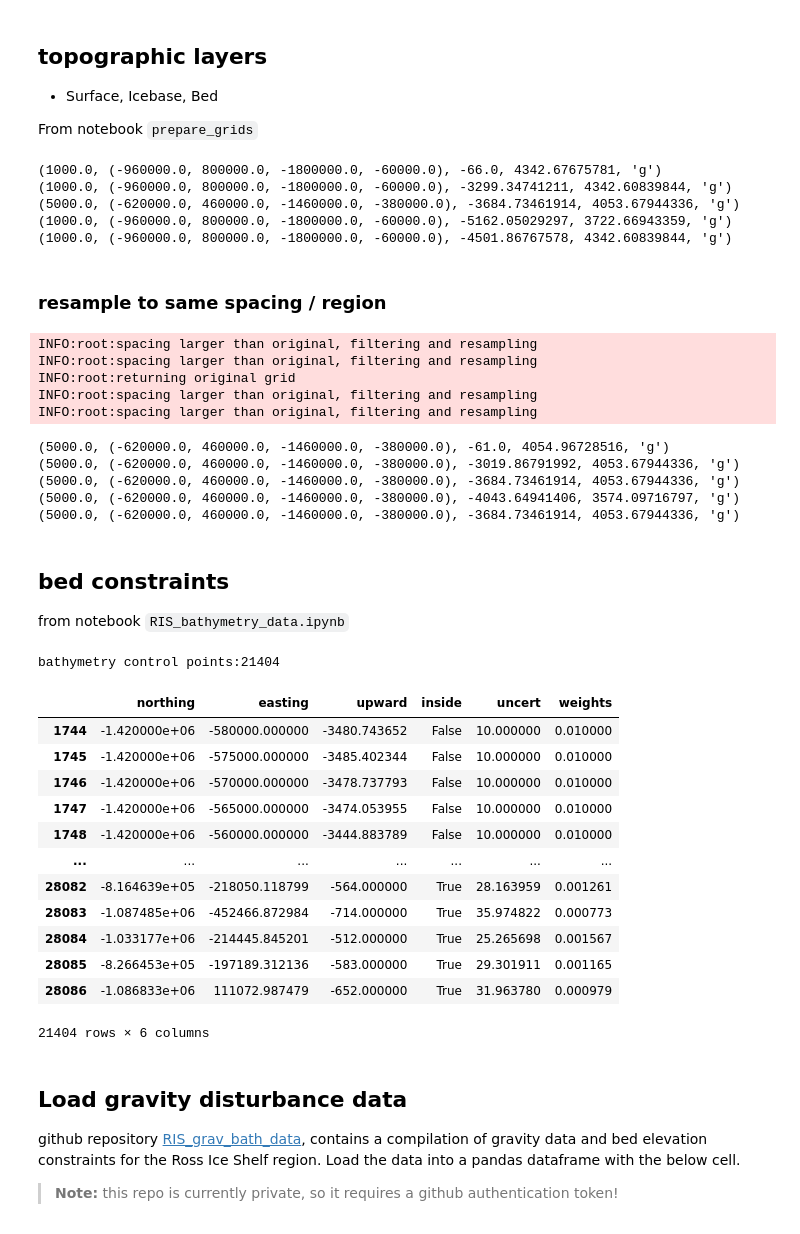
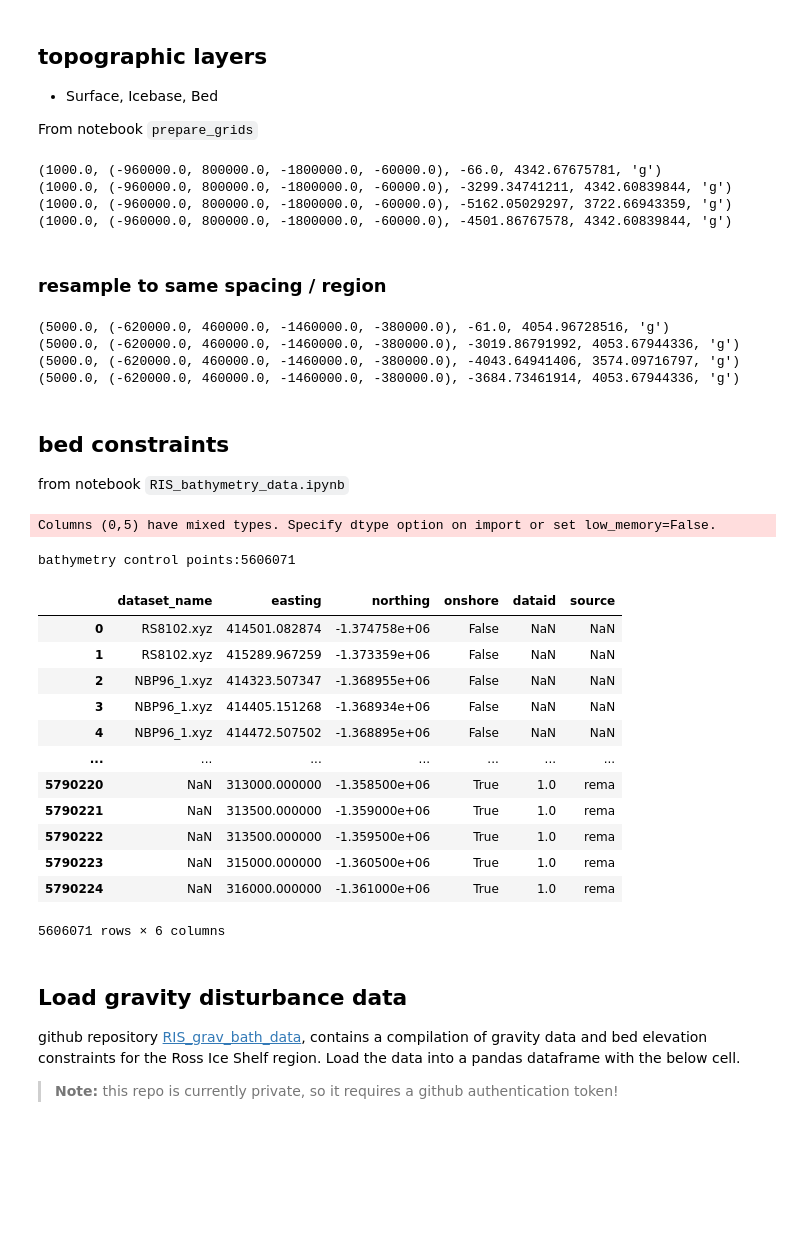
Before and after one commit to mdtanker/RIS_gravity_inversion, a Jupyter notebook: notebooks/Ross_Ice_Shelf_inversion/RIS_gravity_reduction.ipynb, the cells around one changed output. Cells and saved outputs as stored; diff of their text form; code cells hidden in the pictures; blank space fills up the shorter version.

```diff
--- a/notebooks/Ross_Ice_Shelf_inversion/RIS_gravity_reduction.ipynb
+++ b/notebooks/Ross_Ice_Shelf_inversion/RIS_gravity_reduction.ipynb
@@ -63,7 +63,7 @@ From notebook `prepare_grids`
 # %%
 # SURFACE
 fname = "../../inversion_layers/bedmachine_surface.zarr"
-# fname= "../../inversion_layers/bedmap2_surface.zarr"
+# fname= "../inversion_layers/bedmap2_surface.zarr"
 surface_full = xr.open_zarr(fname).surface
 
 # ICEBASE
@@ -83,8 +83,8 @@ bedmap_bed_full = xr.open_zarr(fname).bed
 # fname = "../../inversion_layers/bed_from_constraints_gmt_surface.zarr"
 # starting_bed_full = xr.open_zarr(fname).bed
 
-fname = "../../inversion_layers/RIS_starting_bed_stats.zarr"
-starting_bed_full = xr.open_zarr(fname).weighted_mean
+# fname = "../../inversion_layers/RIS_starting_bed_stats.zarr"
+# starting_bed_full = xr.open_zarr(fname).weighted_mean
 
 # BASEMENT
 # Ross Embayment basement merged to bedmachine bed
@@ -96,7 +96,7 @@ starting_bed_full = xr.open_zarr(fname).weighted_mean
 grids = [
     surface_full,
     icebase_full,
-    starting_bed_full,
+    # starting_bed_full,
     bedmap_bed_full,
     bedmachine_bed_full,
 ]
@@ -106,7 +106,6 @@ for g in grids:
 # %% [output]
 (1000.0, (-960000.0, 800000.0, -1800000.0, -60000.0), -66.0, 4342.67675781, 'g')
 (1000.0, (-960000.0, 800000.0, -1800000.0, -60000.0), -3299.34741211, 4342.60839844, 'g')
-(5000.0, (-620000.0, 460000.0, -1460000.0, -380000.0), -3684.73461914, 4053.67944336, 'g')
 (1000.0, (-960000.0, 800000.0, -1800000.0, -60000.0), -5162.05029297, 3722.66943359, 'g')
 (1000.0, (-960000.0, 800000.0, -1800000.0, -60000.0), -4501.86767578, 4342.60839844, 'g')
 # %% [markdown]
@@ -144,13 +143,13 @@ icebase_layer_spacing = fetch.resample_grid(
     verbose="q",
 ).rename({"x": "easting", "y": "northing"})
 
-starting_bed = fetch.resample_grid(
-    starting_bed_full,
-    spacing=layer_spacing,
-    region=buffer_region,
-    registration=registration,
-    verbose="q",
-)
+# starting_bed = fetch.resample_grid(
+#     starting_bed_full,
+#     spacing=layer_spacing,
+#     region=buffer_region,
+#     registration=registration,
+#     verbose="q",
+# )
 
 bedmap_bed = fetch.resample_grid(
     bedmap_bed_full,
@@ -167,26 +166,20 @@ bedmachine_bed = fetch.resample_grid(
     registration=registration,
     verbose="q",
 ).rename({"x": "easting", "y": "northing"})
-# %% [output]
-INFO:root:spacing larger than original, filtering and resampling
-INFO:root:spacing larger than original, filtering and resampling
-INFO:root:returning original grid
-INFO:root:spacing larger than original, filtering and resampling
-INFO:root:spacing larger than original, filtering and resampling
 # %%
 # ensure layers never cross
 icebase_layer_spacing = icebase_layer_spacing.where(
     icebase_layer_spacing <= surface_layer_spacing, surface_layer_spacing
 )
 
-starting_bed = starting_bed.where(
-    starting_bed <= icebase_layer_spacing, icebase_layer_spacing
-)
+# starting_bed = starting_bed.where(
+#     starting_bed <= icebase_layer_spacing, icebase_layer_spacing
+# )
 
 grids = [
     surface_layer_spacing,
     icebase_layer_spacing,
-    starting_bed,
+    # starting_bed,
     bedmap_bed,
     bedmachine_bed,
 ]
@@ -203,48 +196,48 @@ for g in grids:
 # %% [output]
 (5000.0, (-620000.0, 460000.0, -1460000.0, -380000.0), -61.0, 4054.96728516, 'g')
 (5000.0, (-620000.0, 460000.0, -1460000.0, -380000.0), -3019.86791992, 4053.67944336, 'g')
-(5000.0, (-620000.0, 460000.0, -1460000.0, -380000.0), -3684.73461914, 4053.67944336, 'g')
 (5000.0, (-620000.0, 460000.0, -1460000.0, -380000.0), -4043.64941406, 3574.09716797, 'g')
 (5000.0, (-620000.0, 460000.0, -1460000.0, -380000.0), -3684.73461914, 4053.67944336, 'g')
 # %% [markdown]
 ## bed constraints
 from notebook `RIS_bathymetry_data.ipynb`
 # %%
-constraints_fname = "../../data/bed_constraints.csv.gz"
+constraints_fname = "../../data/Ross_constraints.csv.gz"
 
 constraints = pd.read_csv(
     constraints_fname,
     sep=",",
     header="infer",
     index_col=None,
     compression="gzip",
 )
 
 # ensure all points are within buffer region
 constraints = polar_utils.points_inside_region(
     constraints,
     # buffer_region,
     inversion_region,
     names=("easting", "northing"),
 )
 
 print(f"bathymetry control points:{len(constraints)}")
 constraints  # .describe()
 # %% [output]
-bathymetry control points:21404
+Columns (0,5) have mixed types. Specify dtype option on import or set low_memory=False.
+bathymetry control points:5606071
-|  | northing | easting | upward | inside | uncert | weights |
-| 1744 | -1.420000e+06 | -580000.000000 | -3480.743652 | False | 10.000000 | 0.010000 |
-| 1745 | -1.420000e+06 | -575000.000000 | -3485.402344 | False | 10.000000 | 0.010000 |
-| 1746 | -1.420000e+06 | -570000.000000 | -3478.737793 | False | 10.000000 | 0.010000 |
-| 1747 | -1.420000e+06 | -565000.000000 | -3474.053955 | False | 10.000000 | 0.010000 |
-| 1748 | -1.420000e+06 | -560000.000000 | -3444.883789 | False | 10.000000 | 0.010000 |
+|  | dataset_name | easting | northing | onshore | dataid | source |
+| 0 | RS8102.xyz | 414501.082874 | -1.374758e+06 | False | NaN | NaN |
+| 1 | RS8102.xyz | 415289.967259 | -1.373359e+06 | False | NaN | NaN |
+| 2 | NBP96_1.xyz | 414323.507347 | -1.368955e+06 | False | NaN | NaN |
+| 3 | NBP96_1.xyz | 414405.151268 | -1.368934e+06 | False | NaN | NaN |
+| 4 | NBP96_1.xyz | 414472.507502 | -1.368895e+06 | False | NaN | NaN |
 | ... | ... | ... | ... | ... | ... | ... |
-| 28082 | -8.164639e+05 | -218050.118799 | -564.000000 | True | 28.163959 | 0.001261 |
-| 28083 | -1.087485e+06 | -452466.872984 | -714.000000 | True | 35.974822 | 0.000773 |
-| 28084 | -1.033177e+06 | -214445.845201 | -512.000000 | True | 25.265698 | 0.001567 |
-| 28085 | -8.266453e+05 | -197189.312136 | -583.000000 | True | 29.301911 | 0.001165 |
-| 28086 | -1.086833e+06 | 111072.987479 | -652.000000 | True | 31.963780 | 0.000979 |
+| 5790220 | NaN | 313000.000000 | -1.358500e+06 | True | 1.0 | rema |
+| 5790221 | NaN | 313500.000000 | -1.359000e+06 | True | 1.0 | rema |
+| 5790222 | NaN | 313500.000000 | -1.359500e+06 | True | 1.0 | rema |
+| 5790223 | NaN | 315000.000000 | -1.360500e+06 | True | 1.0 | rema |
+| 5790224 | NaN | 316000.000000 | -1.361000e+06 | True | 1.0 | rema |
-21404 rows × 6 columns
+5606071 rows × 6 columns
 # %% [markdown]
 ## Load gravity disturbance data
 
```
Also changed, not shown: parts of 1 cell of this notebook, 1 other file.
